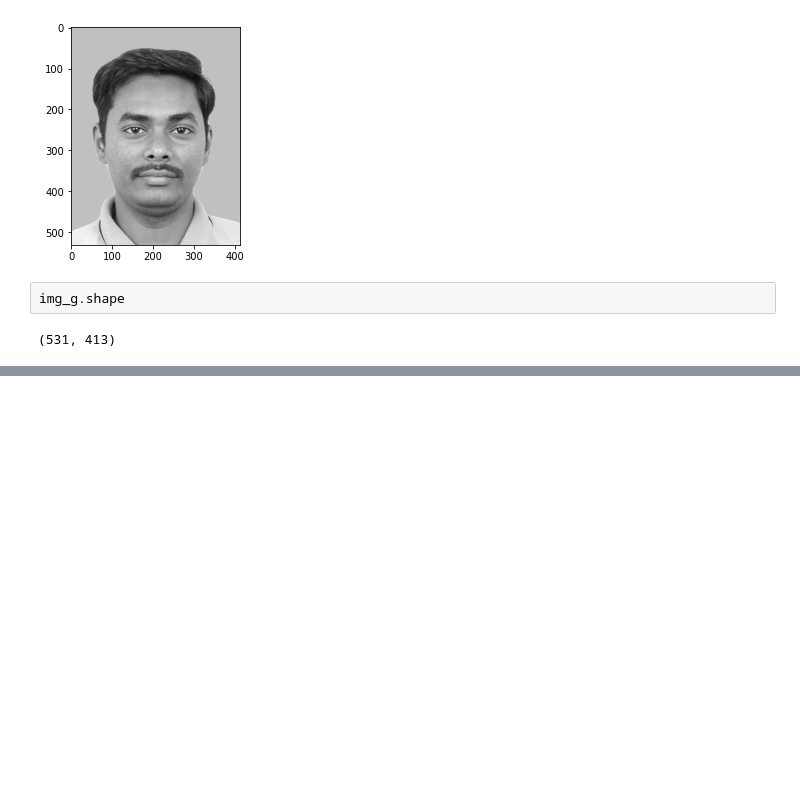
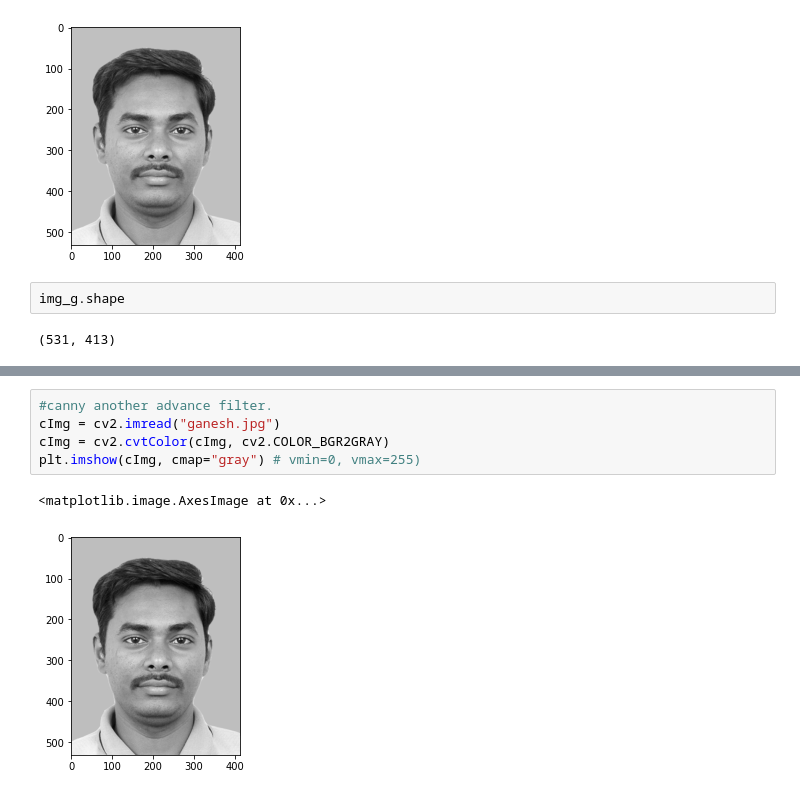
Before and after one commit to Gramani-Kumar/OpenCV-Demo, a Jupyter notebook: Edge_detection.ipynb, the cells around one changed output, grey strips where cells are left out. Cells and saved outputs as stored; diff of their text form; blank space fills up the shorter version.

```diff
--- a/Edge_detection.ipynb
+++ b/Edge_detection.ipynb
@@ -45,0 +59,8 @@ img_g.shape
+# %%
+#canny another advance filter.
+cImg = cv2.imread("ganesh.jpg")
+cImg = cv2.cvtColor(cImg, cv2.COLOR_BGR2GRAY)
+plt.imshow(cImg, cmap="gray") # vmin=0, vmax=255)
+# %% [output]
+<matplotlib.image.AxesImage at 0x...>
+[figure, added]
```
Also changed, not shown: parts of 3 cells of this notebook.
